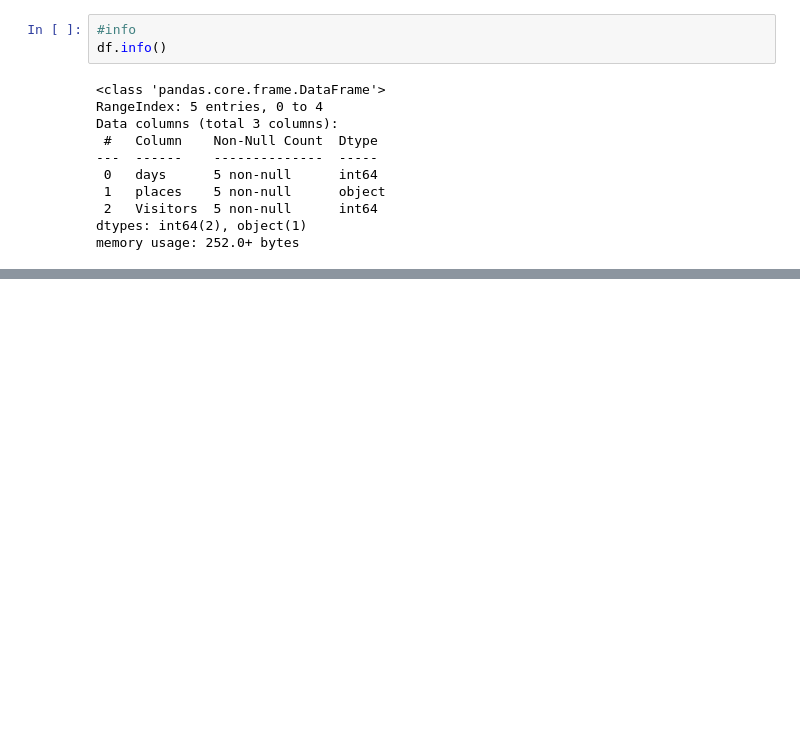
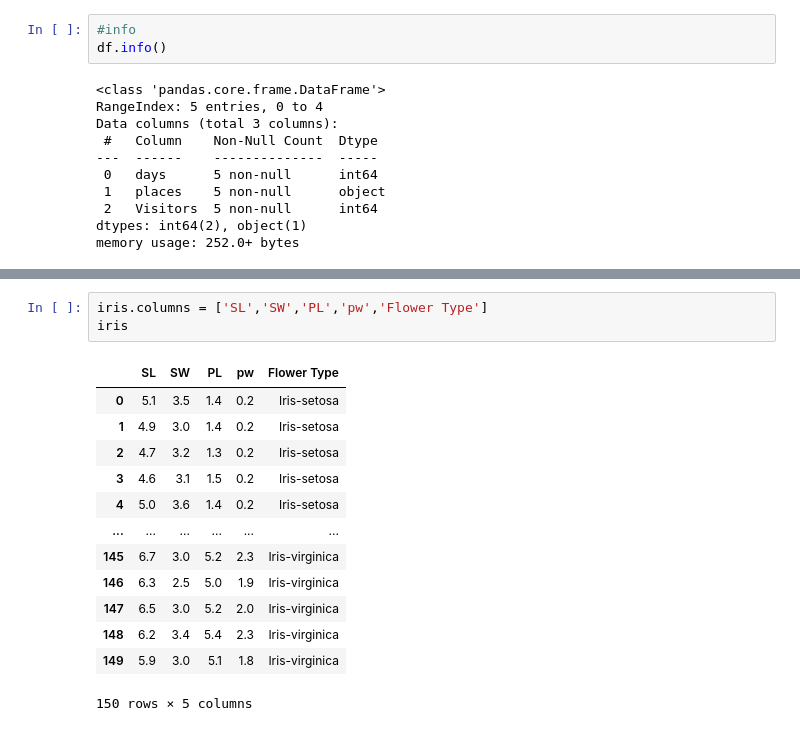
Before and after one commit to musharafaltaf/anacondaPractice, a Jupyter notebook: numpyexample.ipynb, the cells around one changed output, grey strips where cells are left out. Saved outputs shown, nothing was run; the diff lists cells and outputs as text; blank space fills up the shorter version.

```diff
--- a/numpyexample.ipynb
+++ b/numpyexample.ipynb
@@ -820,0 +893,17 @@ memory usage: 252.0+ bytes
+# %%
+iris.columns = ['SL','SW','PL','pw','Flower Type']
+iris
+# %% [output]
+|  | SL | SW | PL | pw | Flower Type |
+| 0 | 5.1 | 3.5 | 1.4 | 0.2 | Iris-setosa |
+| 1 | 4.9 | 3.0 | 1.4 | 0.2 | Iris-setosa |
+| 2 | 4.7 | 3.2 | 1.3 | 0.2 | Iris-setosa |
+| 3 | 4.6 | 3.1 | 1.5 | 0.2 | Iris-setosa |
+| 4 | 5.0 | 3.6 | 1.4 | 0.2 | Iris-setosa |
+| ... | ... | ... | ... | ... | ... |
+| 145 | 6.7 | 3.0 | 5.2 | 2.3 | Iris-virginica |
+| 146 | 6.3 | 2.5 | 5.0 | 1.9 | Iris-virginica |
+| 147 | 6.5 | 3.0 | 5.2 | 2.0 | Iris-virginica |
+| 148 | 6.2 | 3.4 | 5.4 | 2.3 | Iris-virginica |
+| 149 | 5.9 | 3.0 | 5.1 | 1.8 | Iris-virginica |
+150 rows × 5 columns
```
Also changed, not shown: parts of 9 cells of this notebook.
